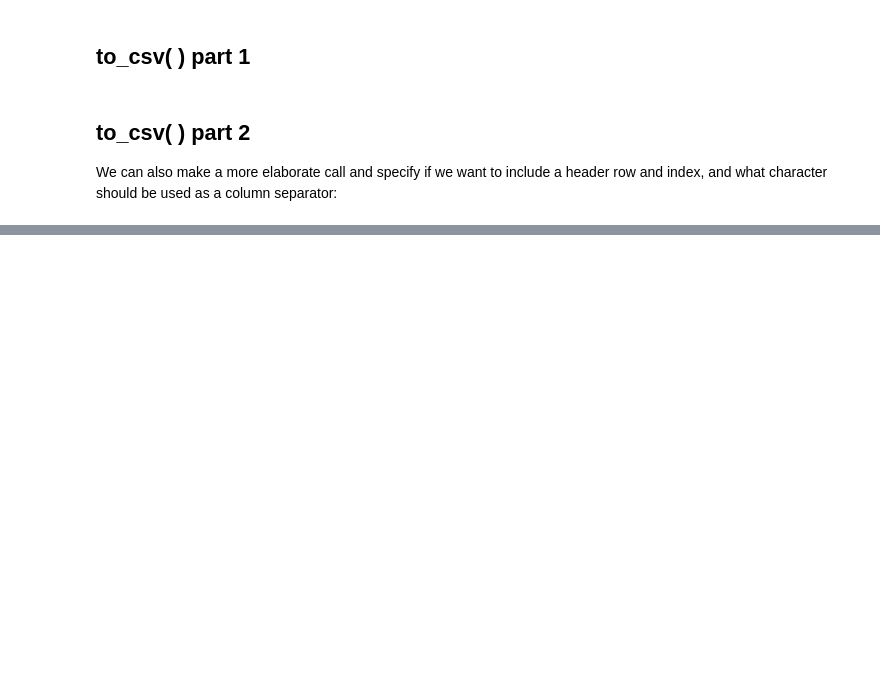
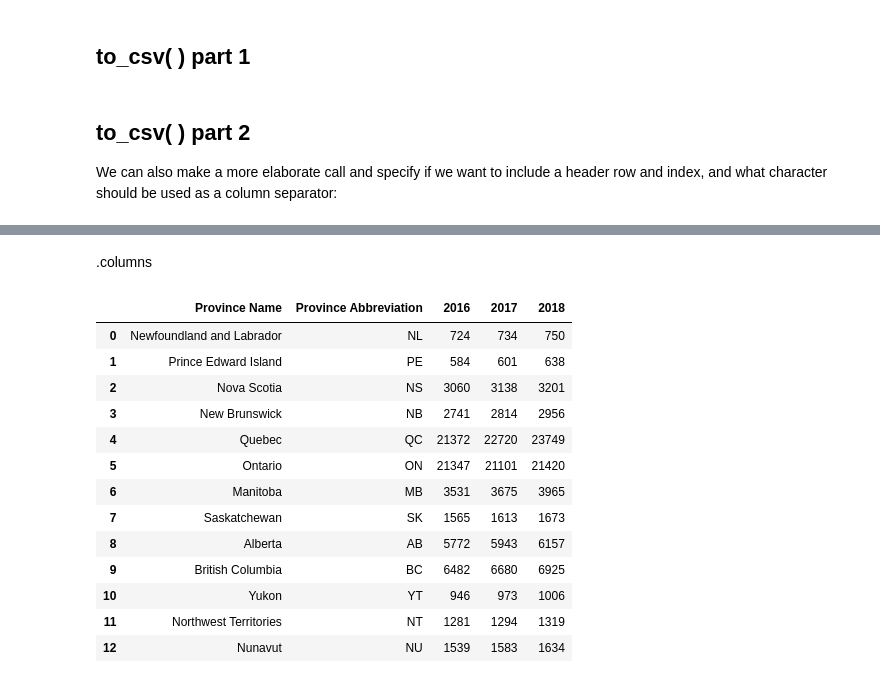
Before and after one commit to IgaMeddie/Data_Science_101, a Jupyter notebook: pandas_101.ipynb, the cells around one changed output, grey strips where cells are left out. Saved outputs shown, nothing was run; the diff lists cells and outputs as text; code cells hidden in the pictures; blank space fills up the shorter version.

Commit message:
Using the .columns attribute and rename( )

```diff
--- a/pandas_101.ipynb
+++ b/pandas_101.ipynb
@@ -307,0 +312,4 @@ prov_support.to_csv('csv_out2.csv',
+# %%
+fed_sup = pd.read_csv('pandas_ex1.csv', sep=',')
+
+fed_sup
@@ -307,0 +331,22 @@ prov_support.to_csv('csv_out2.csv',
+# %% [markdown]
+.columns
+# %%
+# rename columns
+fed_sup.columns = ['Province Name', 'Province Abbreviation', '2016', '2017', '2018']
+
+fed_sup
+# %% [output]
+|  | Province Name | Province Abbreviation | 2016 | 2017 | 2018 |
+| 0 | Newfoundland and Labrador | NL | 724 | 734 | 750 |
+| 1 | Prince Edward Island | PE | 584 | 601 | 638 |
+| 2 | Nova Scotia | NS | 3060 | 3138 | 3201 |
+| 3 | New Brunswick | NB | 2741 | 2814 | 2956 |
+| 4 | Quebec | QC | 21372 | 22720 | 23749 |
+| 5 | Ontario | ON | 21347 | 21101 | 21420 |
+| 6 | Manitoba | MB | 3531 | 3675 | 3965 |
+| 7 | Saskatchewan | SK | 1565 | 1613 | 1673 |
+| 8 | Alberta | AB | 5772 | 5943 | 6157 |
+| 9 | British Columbia | BC | 6482 | 6680 | 6925 |
+| 10 | Yukon | YT | 946 | 973 | 1006 |
+| 11 | Northwest Territories | NT | 1281 | 1294 | 1319 |
+| 12 | Nunavut | NU | 1539 | 1583 | 1634 |
```
Also changed, not shown: parts of 4 cells of this notebook.
